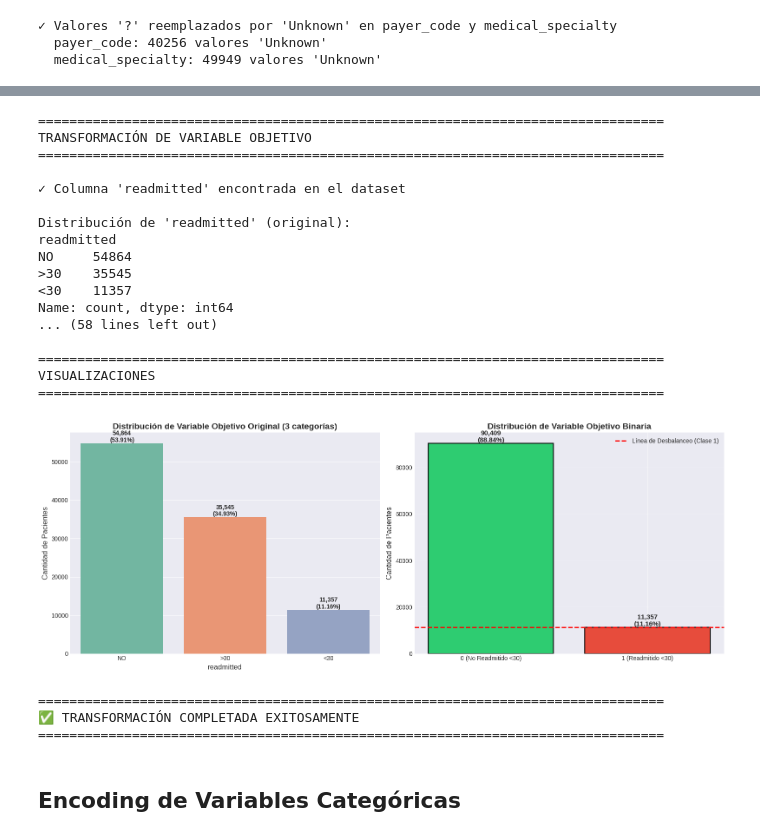
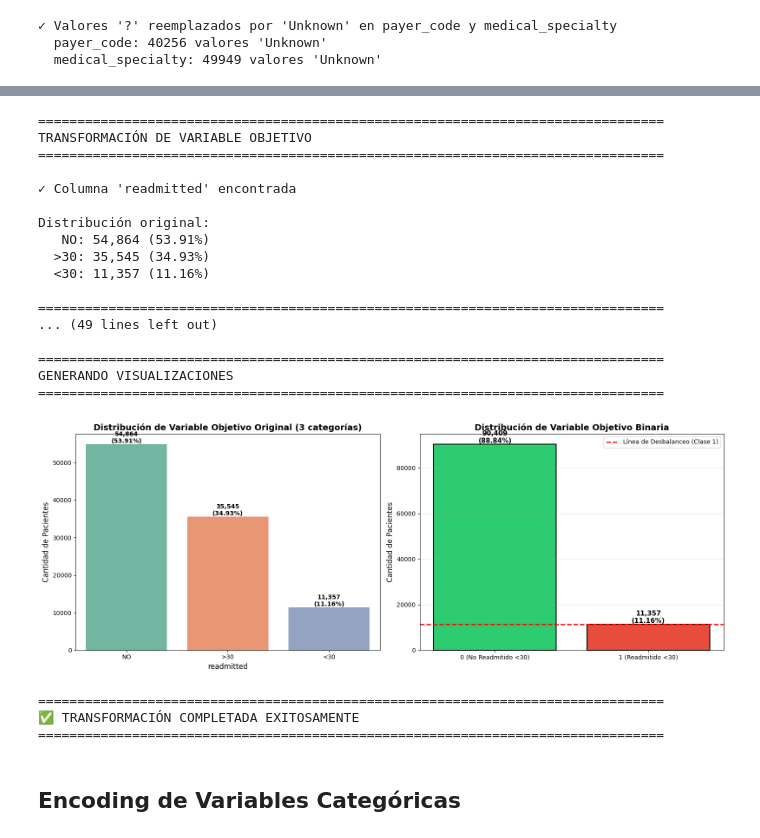
Before and after one commit to thisisrober/diabetes-clasification, a Jupyter notebook: Diabetes_Analysis.ipynb, the cells around one changed output, grey strips where cells are left out. Saved outputs shown, nothing was run; the diff lists cells and outputs as text; code cells hidden in the pictures.

```diff
--- a/Diabetes_Analysis.ipynb
+++ b/Diabetes_Analysis.ipynb
@@ -403,20 +372,16 @@ print("TRANSFORMACIÓN DE VARIABLE OBJETIVO")
 print("=" * 80)
 
 # PASO 1: Verificar si existe la columna original 'readmitted'
-if 'readmitted' in df.columns:
-    print("\n✓ Columna 'readmitted' encontrada en el dataset")
-    print("\nDistribución de 'readmitted' (original):")
-    print(df['readmitted'].value_counts())
-    print("\nProporción:")
-    print(df['readmitted'].value_counts(normalize=True).mul(100).round(2))
+# PASO 1: Verificar existencia y guardar copia de la columna 'readmitted'
+if 'readmitted' not in df.columns:
+    raise ValueError("Columna 'readmitted' no encontrada. Carga el dataset original (diabetic_data.csv)")
 
-    # Guardar copia para visualización
-    original_readmitted = df['readmitted'].copy()
+print("\n✓ Columna 'readmitted' encontrada")
+print("\nDistribución original:")
+for cat, cnt in df['readmitted'].value_counts().items():
+    print(f"  {cat:>3}: {cnt:>6,} ({cnt/len(df)*100:>5.2f}%)")
 
-else:
-    print("\n  Columna 'readmitted' NO encontrada")
-    print("    Si estás re-ejecutando, asegúrate de cargar el dataset original (diabetic_data.csv)")
-    raise ValueError("No se puede transformar la variable objetivo sin la columna 'readmitted'")
+original_readmitted = df['readmitted'].copy()
 
 # PASO 2: Crear/Sobrescribir readmitted_binary CORRECTAMENTE
 print("\n" + "=" * 80)
@@ -465,7 +430,7 @@ if cnt1 > 0:
     else:
         print(f"    → Desbalanceo moderado. Monitorear F1-Score y AUC-ROC")
 else:
-    print("\n    ERROR: No hay casos positivos (clase 1)")
+    print("\n  ⚠️  ERROR: No hay casos positivos (clase 1)")
     raise ValueError("La transformación falló: no hay casos de readmisión <30 días")
 
 # PASO 5: Validación final
@@ -501,7 +466,7 @@ print(f"✓ Variable objetivo final: 'readmitted_binary'")
 
 # PASO 7: Visualizaciones
 print("\n" + "=" * 80)
-print("VISUALIZACIONES")
+print("GENERANDO VISUALIZACIONES")
 print("=" * 80)
 
 import matplotlib.pyplot as plt
@@ -535,43 +500,43 @@ for bar, count in zip(bars, readmit_counts.values):
     pct = (count / len(df)) * 100
     ax.text(bar.get_x() + bar.get_width()/2., height,
             f'{count:,}\n({pct:.2f}%)',
             ha='center', va='bottom', fontsize=11, fontweight='bold')
 
 ax.set_title('Distribución de Variable Objetivo Binaria', fontsize=14, fontweight='bold')
 ax.set_ylabel('Cantidad de Pacientes', fontsize=12)
 ax.grid(True, alpha=0.3, axis='y')
 
 # Línea de desbalanceo
 if cnt1 > 0:
     ax.axhline(y=cnt1, color='red', linestyle='--', linewidth=2, label=f'Línea de Desbalanceo (Clase 1)')
     ax.legend()
 
 plt.tight_layout()
 plt.show()
 
 
 print("\n" + "=" * 80)
 print("✅ TRANSFORMACIÓN COMPLETADA EXITOSAMENTE")
 print("=" * 80)
 # %% [output]
 ================================================================================
 TRANSFORMACIÓN DE VARIABLE OBJETIVO
 ================================================================================
 
-✓ Columna 'readmitted' encontrada en el dataset
+✓ Columna 'readmitted' encontrada
 
-Distribución de 'readmitted' (original):
-readmitted
-NO     54864
->30    35545
-<30    11357
-Name: count, dtype: int64
-... (58 lines left out)
+Distribución original:
+   NO: 54,864 (53.91%)
+  >30: 35,545 (34.93%)
+  <30: 11,357 (11.16%)
 
 ================================================================================
-VISUALIZACIONES
+... (49 lines left out)
+
 ================================================================================
+GENERANDO VISUALIZACIONES
+================================================================================
-[figure, old version]
+[figure, new version]
 ================================================================================
 ✅ TRANSFORMACIÓN COMPLETADA EXITOSAMENTE
 ================================================================================
```
Also changed, not shown: parts of 13 cells of this notebook.
